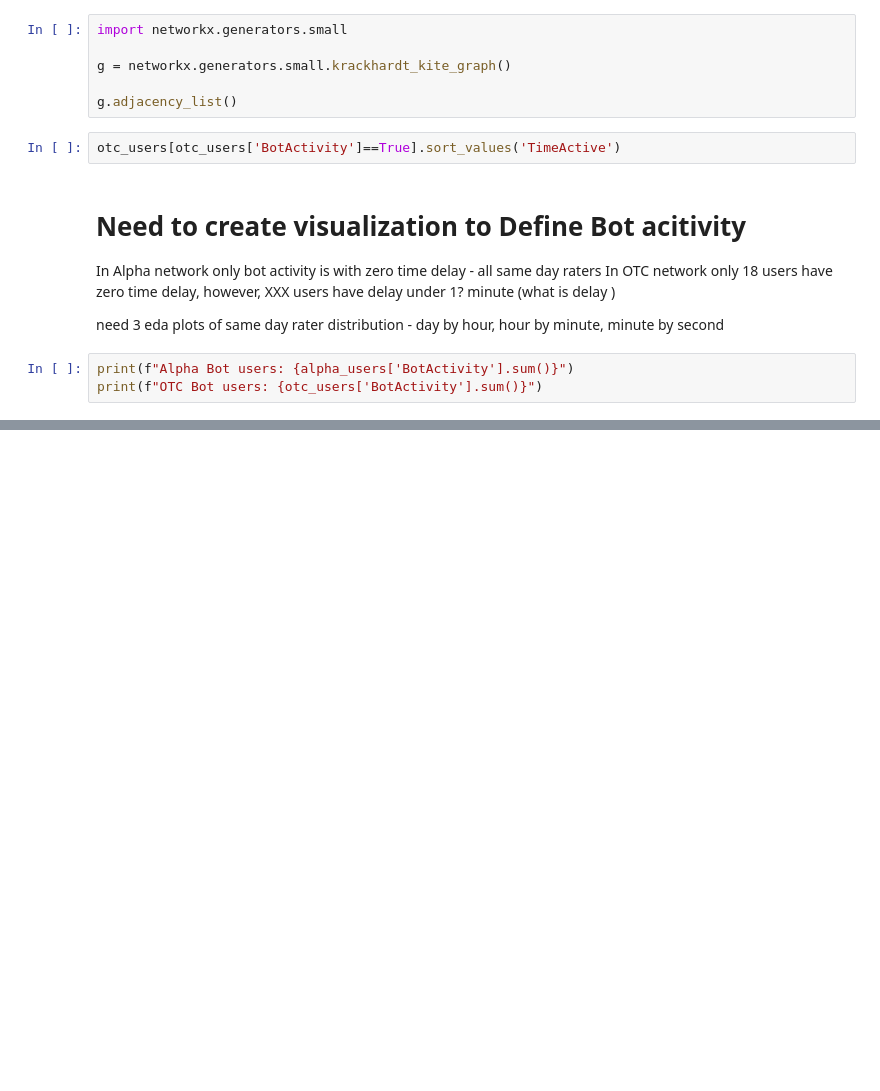
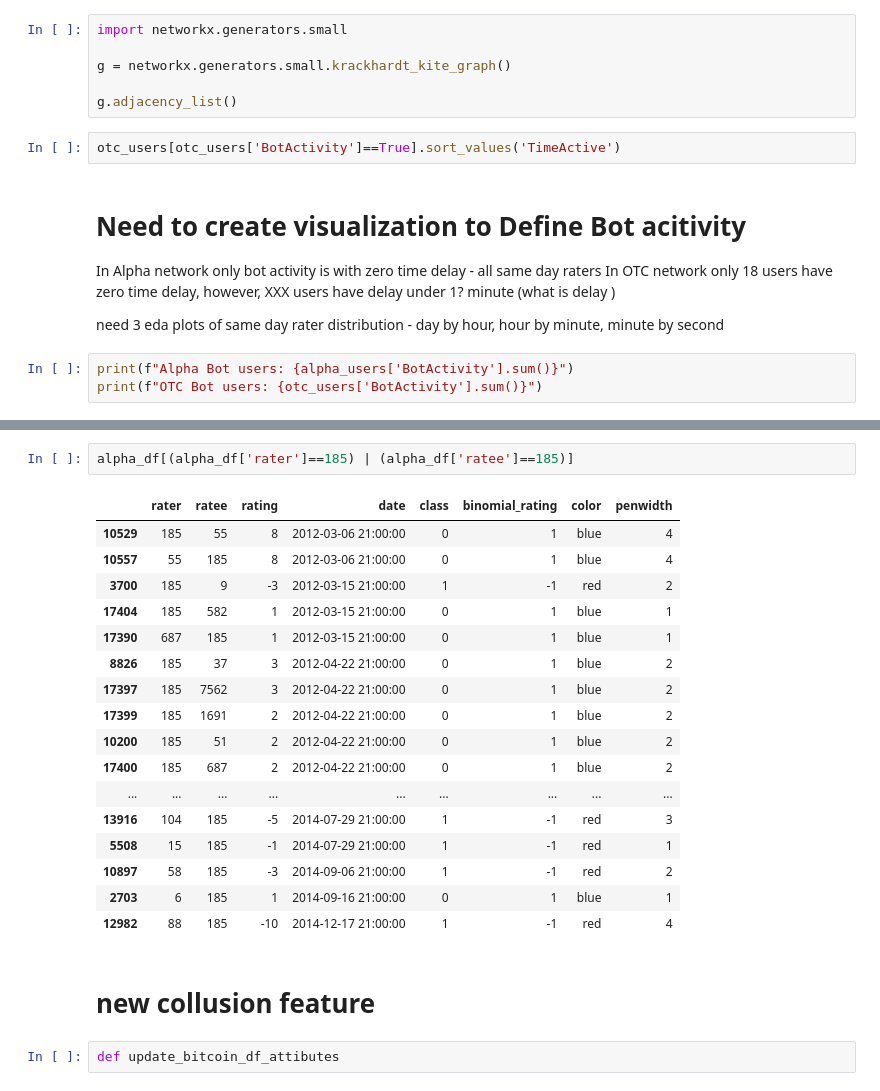
Before and after one commit to allanalberts/Fighting-Fraud-With-Graph-Theory, a Jupyter notebook: notebooks/working_notebook.ipynb, the cells around one changed output, grey strips where cells are left out. Drawn from its saved outputs; the diff is of its cells as text; blank space fills up the shorter version.

```diff
--- a/notebooks/working_notebook.ipynb
+++ b/notebooks/working_notebook.ipynb
@@ -106,0 +421,24 @@ print(f"OTC Bot users: {otc_users['BotActivity'].sum()}")
+# %%
+alpha_df[(alpha_df['rater']==185) | (alpha_df['ratee']==185)]
+# %% [output]
+|  | rater | ratee | rating | date | class | binomial_rating | color | penwidth |
+| 10529 | 185 | 55 | 8 | 2012-03-06 21:00:00 | 0 | 1 | blue | 4 |
+| 10557 | 55 | 185 | 8 | 2012-03-06 21:00:00 | 0 | 1 | blue | 4 |
+| 3700 | 185 | 9 | -3 | 2012-03-15 21:00:00 | 1 | -1 | red | 2 |
+| 17404 | 185 | 582 | 1 | 2012-03-15 21:00:00 | 0 | 1 | blue | 1 |
+| 17390 | 687 | 185 | 1 | 2012-03-15 21:00:00 | 0 | 1 | blue | 1 |
+| 8826 | 185 | 37 | 3 | 2012-04-22 21:00:00 | 0 | 1 | blue | 2 |
+| 17397 | 185 | 7562 | 3 | 2012-04-22 21:00:00 | 0 | 1 | blue | 2 |
+| 17399 | 185 | 1691 | 2 | 2012-04-22 21:00:00 | 0 | 1 | blue | 2 |
+| 10200 | 185 | 51 | 2 | 2012-04-22 21:00:00 | 0 | 1 | blue | 2 |
+| 17400 | 185 | 687 | 2 | 2012-04-22 21:00:00 | 0 | 1 | blue | 2 |
+| ... | ... | ... | ... | ... | ... | ... | ... | ... |
+| 13916 | 104 | 185 | -5 | 2014-07-29 21:00:00 | 1 | -1 | red | 3 |
+| 5508 | 15 | 185 | -1 | 2014-07-29 21:00:00 | 1 | -1 | red | 1 |
+| 10897 | 58 | 185 | -3 | 2014-09-06 21:00:00 | 1 | -1 | red | 2 |
+| 2703 | 6 | 185 | 1 | 2014-09-16 21:00:00 | 0 | 1 | blue | 1 |
+| 12982 | 88 | 185 | -10 | 2014-12-17 21:00:00 | 1 | -1 | red | 4 |
+# %% [markdown]
+# new collusion feature
+# %%
+def update_bitcoin_df_attibutes
```
Also changed, not shown: parts of 28 cells of this notebook, 2 other files.
